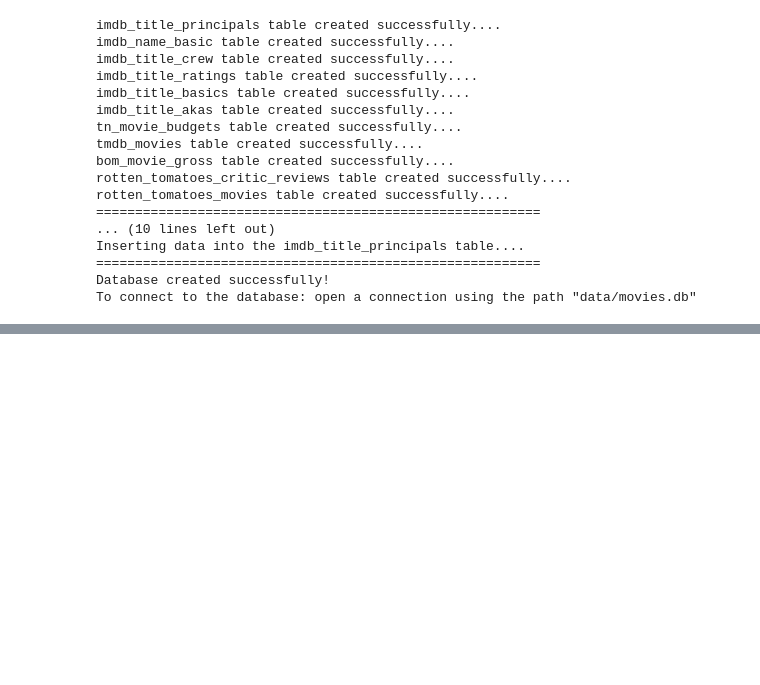
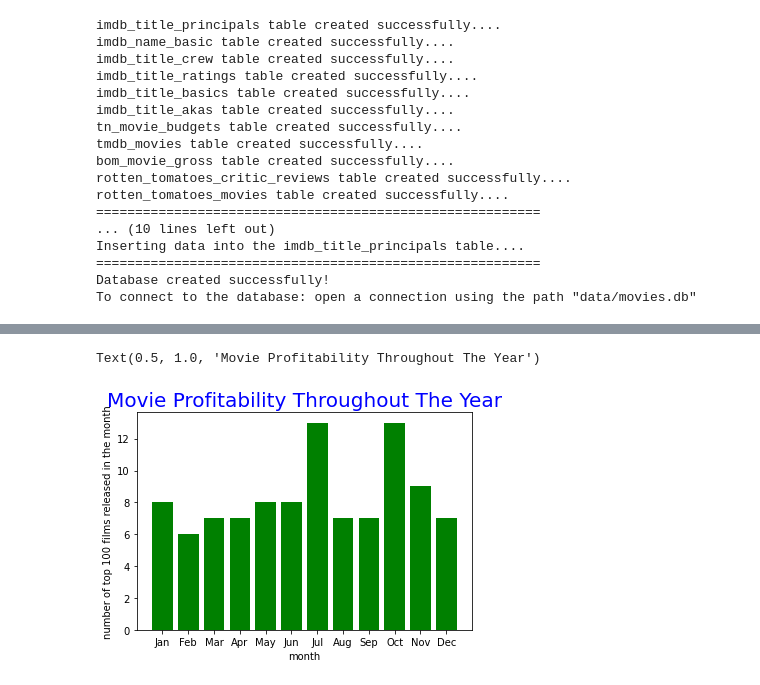
Before and after one commit to john-c-simmons/microsoft_film_reccomendation, a Jupyter notebook: opening data.ipynb, the cells around one changed output, grey strips where cells are left out. Drawn from its saved outputs; the diff is of its cells as text; code cells hidden in the pictures; blank space fills up the shorter version.

```diff
--- a/opening data.ipynb
+++ b/opening data.ipynb
@@ -307,0 +323,15 @@ def create_movies_db():
+# %%
+ten = nrml[(nrml['release_date'] >= '2010-01-01') & (nrml['release_date'] <= '2011-01-01')].sort_values(by = 'return_on_investment', ascending=False).head(25)
+eleven = nrml[(nrml['release_date'] >= '2011-01-01') & (nrml['release_date'] <= '2012-01-01')].sort_values(by = 'return_on_investment', ascending=False).head(25)
+twelve = nrml[(nrml['release_date'] >= '2012-01-01') & (nrml['release_date'] <= '2013-01-01')].sort_values(by = 'return_on_investment', ascending=False).head(25)
+thirteen = nrml[(nrml['release_date'] >= '2013-01-01') & (nrml['release_date'] <= '2014-01-01')].sort_values(by = 'return_on_investment', ascending=False).head(25)
+fourteen = nrml[(nrml['release_date'] >= '2014-01-01') & (nrml['release_date'] <= '2015-01-01')].sort_values(by = 'return_on_investment', ascending=False).head(25)
+fifteen = nrml[(nrml['release_date'] >= '2015-01-01') & (nrml['release_date'] <= '2016-01-01')].sort_values(by = 'return_on_investment', ascending=False).head(25)
+sixteen = nrml[(nrml['release_date'] >= '2016-01-01') & (nrml['release_date'] <= '2017-01-01')].sort_values(by = 'return_on_investment', ascending=False).head(25)
+seventeen = nrml[(nrml['release_date'] >= '2017-01-01') & (nrml['release_date'] <= '2018-01-01')].sort_values(by = 'return_on_investment', ascending=False).head(25)
+eighteen = nrml[(nrml['release_date'] >= '2018-01-01') & (nrml['release_date'] <= '2019-01-01')].sort_values(by = 'return_on_investment', ascending=False).head(25)
+nineteen = nrml[(nrml['release_date'] >= '2019-01-01') & (nrml['release_date'] <= '2020-01-01')].sort_values(by = 'return_on_investment', ascending=False).head(25)
+twenty = nrml[(nrml['release_date'] >= '2020-01-01') & (nrml['release_date'] <= '2021-01-01')].sort_values(by = 'return_on_investment', ascending=False).head(25)
+
+top250frames = [ten, eleven, twelve, thirteen, fourteen, fifteen, sixteen, seventeen, eighteen, nineteen, twenty]
+top250= pd.concat(top250frames)
@@ -307,0 +369,7 @@ def create_movies_db():
+# %%
+top100 = top250.sort_values(by = 'return_on_investment', ascending=False).head(100)
+# %%
+month = top100['release_date'].apply(lambda x: x.month)
+top100['date_month'] = month
+# %%
+top100 = top100[top100.release_date.dt.month]
@@ -307,0 +395,11 @@ def create_movies_db():
+# %%
+fig, ax = plt.subplots()
+ax.bar(top100.groupby('date_month').count().id.index, top100.groupby('date_month').count().id, color='green')
+ax.set_xlabel('month')
+ax.set_ylabel('number of top 100 films released in the month')
+plt.xticks([1,2,3,4,5,6,7,8,9,10,11,12])
+ax.set_xticklabels(['Jan', 'Feb', 'Mar', 'Apr', 'May', 'Jun', 'Jul', 'Aug', 'Sep', 'Oct', 'Nov', 'Dec'])
+ax.set_title('Movie Profitability Throughout The Year', color='blue', fontsize=20)
+# %% [output]
+Text(0.5, 1.0, 'Movie Profitability Throughout The Year')
+[figure, added]
```
Also changed, not shown: parts of 30 cells of this notebook, 1 other file.
